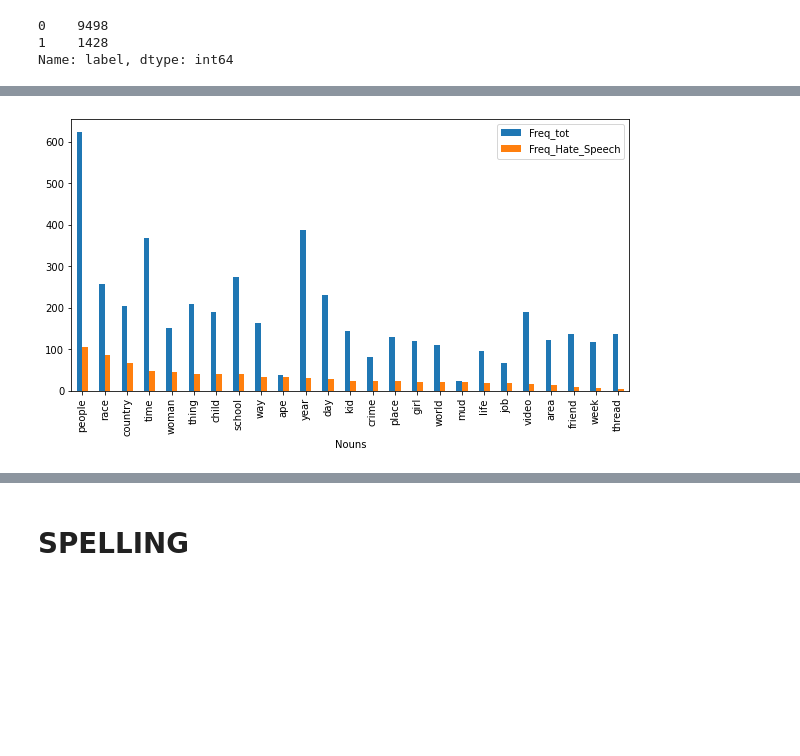
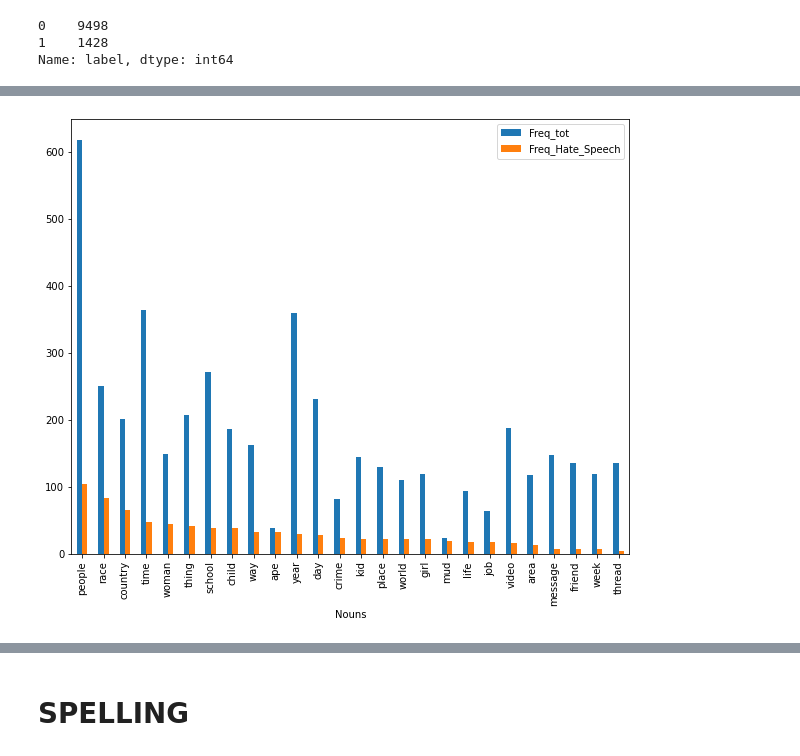
Before and after one commit to martinaviggiano/textsent_project, a Jupyter notebook: Hate Speech Detection Models-.ipynb, the cells around one changed output, grey strips where cells are left out. Saved outputs shown, nothing was run; the diff lists cells and outputs as text; code cells hidden in the pictures; blank space fills up the shorter version.

Commit message:
Update with cleaning lines

```diff
--- a/Hate Speech Detection Models-.ipynb
+++ b/Hate Speech Detection Models-.ipynb
@@ -128,3 +179,21 @@ data['stemmed'] = data['text_clean'].apply(lambda x: " ".join([ps.stem(i) for i
 # Lemmatizer
 lm = nltk.WordNetLemmatizer()
 data['lemmatized'] = data['text_clean'].apply(lambda x: " ".join([lm.lemmatize(i) for i in word_tokenize(x)]))
+# %%
+data['tokens'] = data['lemmatized'].apply(word_tokenize)
+# %%
+from langdetect import detect
+languages = []
+for x in tqdm(range(len(data['text']))):
+    try:
+        languages.append(detect(data['text'][x]))
+    except:
+        None
+# %%
+other = []
+for x in tqdm(range(len(data['lemmatized']))):
+    try:
+        if detect(data['lemmatized'][x]) != 'en':
+            print(data['lemmatized'][x], detect(data['lemmatized'][x]))
+    except:
+        None
@@ -212,3 +325 @@ plt.show()
-# %%
-data['tokens'] = data['text_clean'].apply(word_tokenize)
 # %% [markdown]
@@ -346,10 +456,10 @@ common_noun_df = pd.DataFrame({"Nouns" : common_nouns, "Freq_tot": freq_common_t
 # %%
 common_noun_df.sort_values(by=["Freq_Hate_Speech"], ascending= False, inplace=True)
 # %%
-common_noun_df.plot('Nouns', y=['Freq_tot', 'Freq_Hate_Speech'], kind='bar', figsize=(10,5))
+common_noun_df.plot('Nouns', y=['Freq_tot', 'Freq_Hate_Speech'], kind='bar', figsize=(10,8))
 plt.show()
 # %% [output]
-[figure, old version]
+[figure, new version]
 # %%
 top_adj = {"Total": top_20_adj.keys(), "Freq_Total": top_20_adj.values(), "Hate_Speech": top_20_adj1.keys(), "Freq_Hate": top_20_adj1.values()}
 top_adj = pd.DataFrame(top_adj)
```
Also changed, not shown: parts of 109 cells of this notebook.
